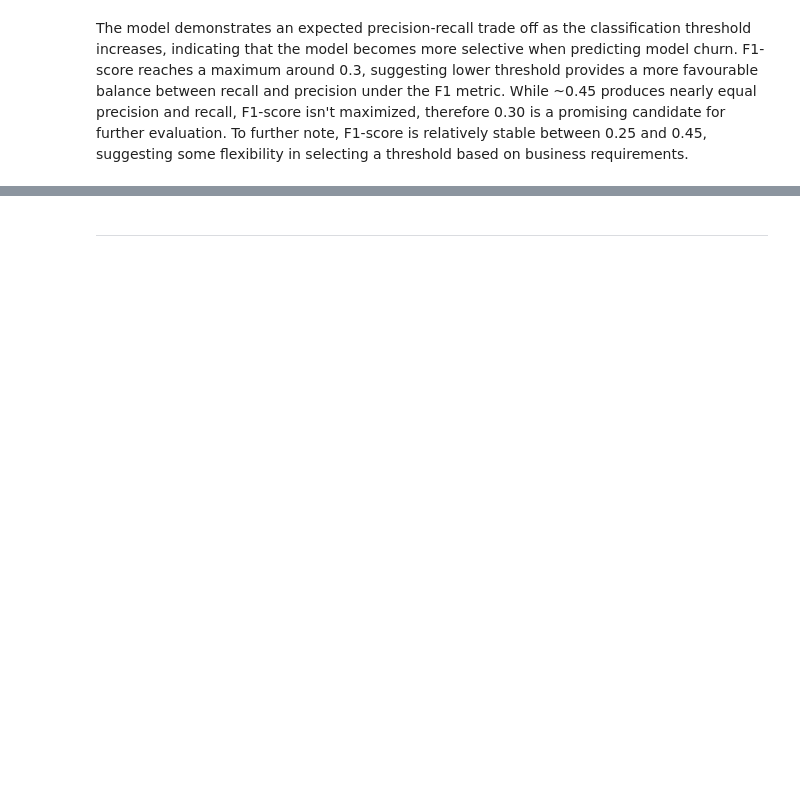
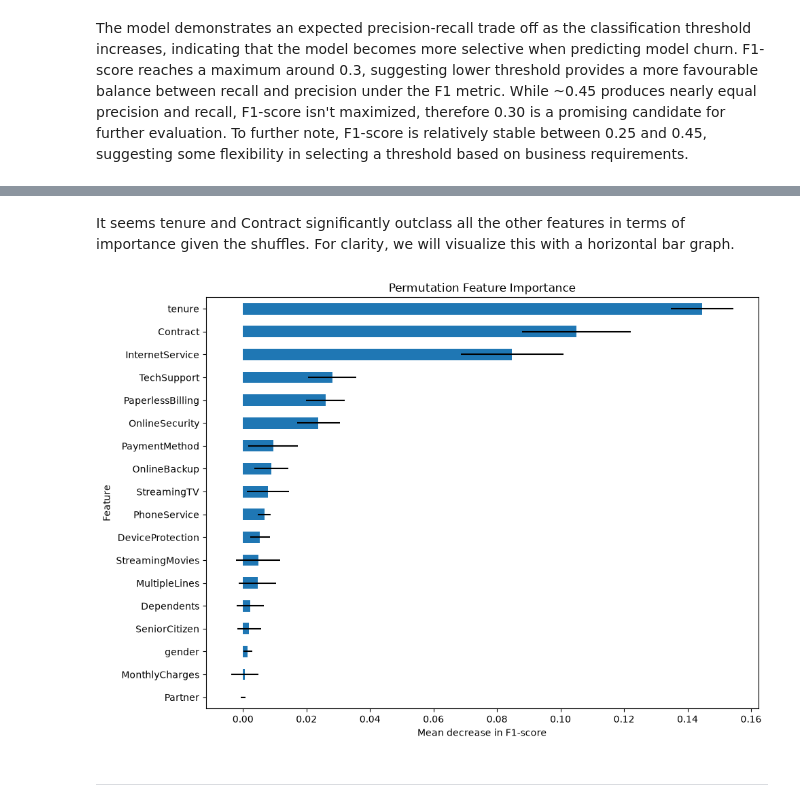
Before and after one commit to dvpanth/telco-churn, a Jupyter notebook: churn.ipynb, the cells around one changed output, grey strips where cells are left out. Cells and saved outputs as stored; diff of their text form; code cells hidden in the pictures; blank space fills up the shorter version.

Commit message:
added permutation importance review

```diff
--- a/churn.ipynb
+++ b/churn.ipynb
@@ -237,0 +265,4 @@ clf = Pipeline(steps=[('preprocessor', preprocessor),('model',model)])
+# %%
+precision_scorer=make_scorer(precision_score, pos_label='Yes')
+recall_scorer=make_scorer(recall_score,pos_label='Yes')
+f1_scorer=make_scorer(f1_score,pos_label='Yes')
@@ -321,0 +381,15 @@ Whether the company wants to prioritize true positives, or minimize false negati
+# %%
+from sklearn.inspection import permutation_importance
+
+# Fit to training set
+clf.fit(X_train,y_train)
+
+result = permutation_importance(
+    clf,
+    X_val,
+    y_val,
+    scoring=f1_scorer,
+    n_repeats=10,
+    random_state=10,
+    n_jobs=-1
+)
@@ -321,0 +398,9 @@ Whether the company wants to prioritize true positives, or minimize false negati
+# %%
+importance_df = pd.DataFrame({
+    'feature': X_val.columns,
+    'importance_mean': result.importances_mean,
+    'importance_std': result.importances_std
+})
+
+importance_df = importance_df.sort_values('importance_mean',ascending=False)
+print(importance_df.set_index('feature'))
@@ -322,2 +428,22 @@ Whether the company wants to prioritize true positives, or minimize false negati
+# %% [markdown]
+It seems tenure and Contract significantly outclass all the other features in terms of importance given the shuffles. For clarity, we will visualize this with a horizontal bar graph.
+# %%
+importance_df.plot(
+    x='feature',
+    y='importance_mean',
+    kind='barh',
+    xerr='importance_std',
+    figsize=(10, 7),
+    legend=False
+)
+
+plt.xlabel('Mean decrease in F1-score')
+plt.ylabel('Feature')
+plt.title('Permutation Feature Importance')
+plt.gca().invert_yaxis()
+plt.tight_layout()
+plt.show()
+# %% [output]
+[figure, added]
 # %% [markdown]
 ---
```
Also changed, not shown: parts of 34 cells of this notebook.
